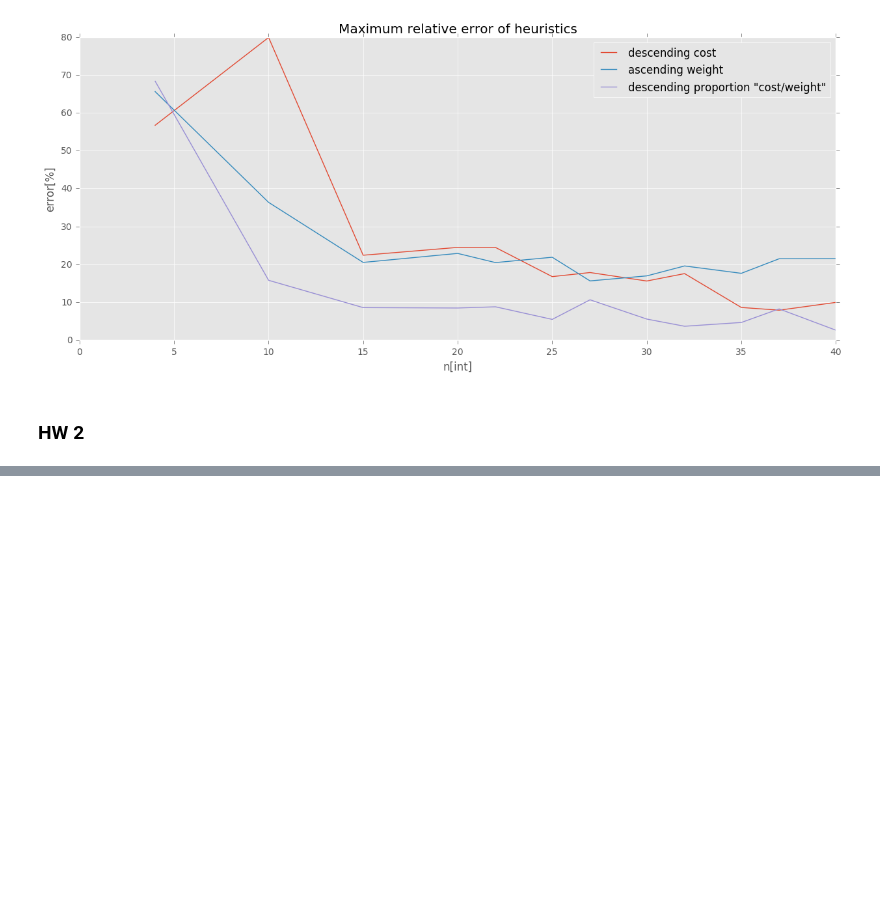
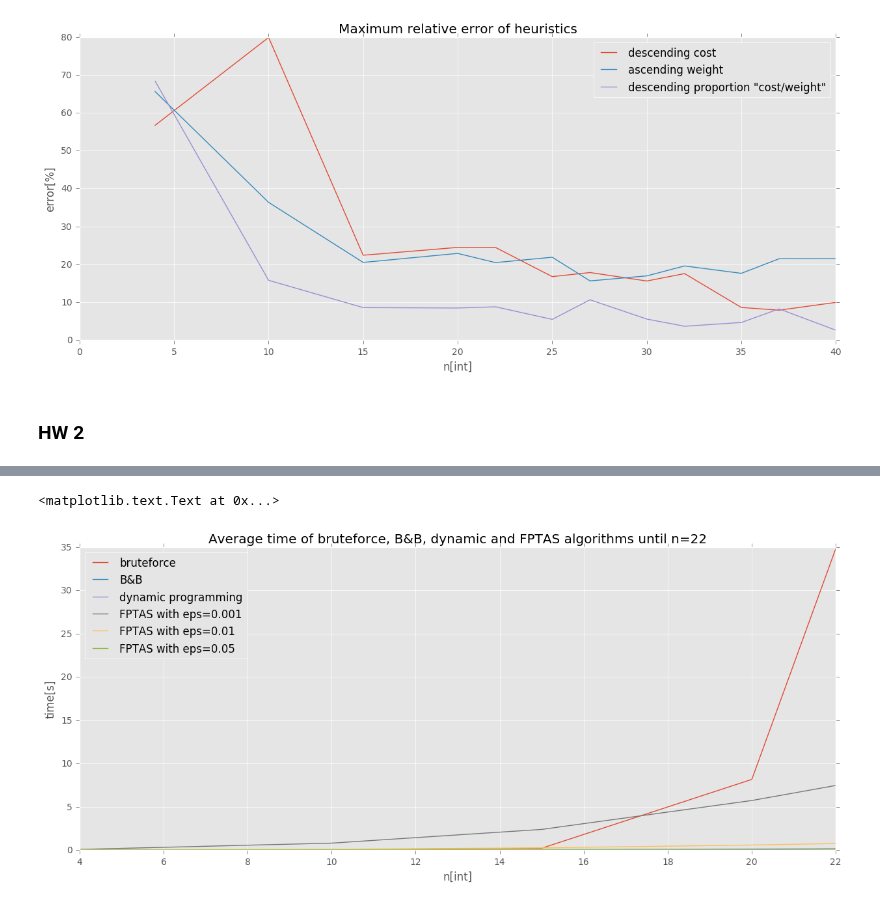
Before and after one commit to bobirdmi/MI-PAA, a Jupyter notebook: hw1-2.ipynb, the cells around one changed output, grey strips where cells are left out. Drawn from its saved outputs; the diff is of its cells as text; code cells hidden in the pictures; blank space fills up the shorter version.

```diff
--- a/hw1-2.ipynb
+++ b/hw1-2.ipynb
@@ -619,0 +633,14 @@ plt.title('Maximum relative error of heuristics')
+# %%
+plt.plot(n_list_2[:5], avg_brute_time[:5], label='bruteforce')
+plt.plot(n_list_2[:5], avg_bab_time[:5], label='B&B')
+plt.plot(n_list_2[:5], avg_dynam_time[:5], label='dynamic programming')
+plt.plot(n_list_2[:5], avg_fptas_time_1[:5], label='FPTAS with eps=0.001')
+plt.plot(n_list_2[:5], avg_fptas_time_2[:5], label='FPTAS with eps=0.01')
+plt.plot(n_list_2[:5], avg_fptas_time_3[:5], label='FPTAS with eps=0.05')
+plt.xlabel('n[int]')
+plt.ylabel('time[s]')
+plt.legend(loc='best')
+plt.title('Average time of bruteforce, B&B, dynamic and FPTAS algorithms until n=22')
+# %% [output]
+<matplotlib.text.Text at 0x...>
+[figure, added]
```
Also changed, not shown: parts of 9 cells of this notebook.
